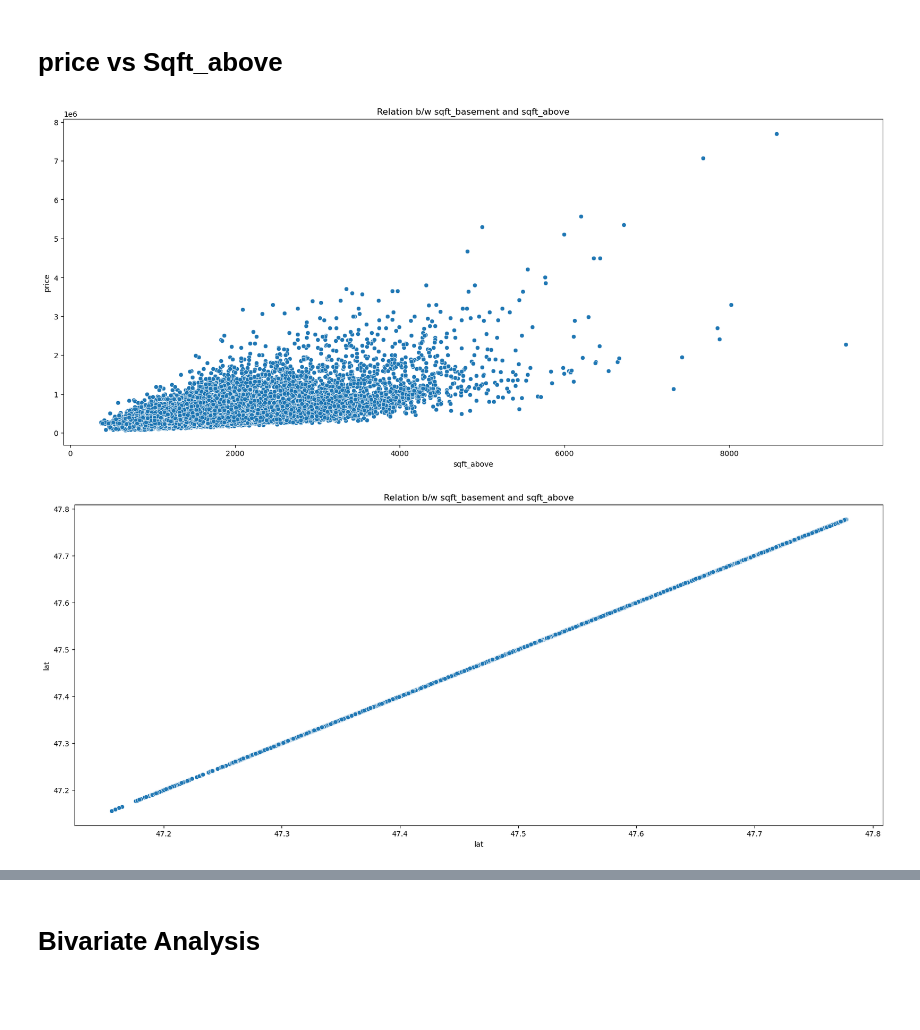
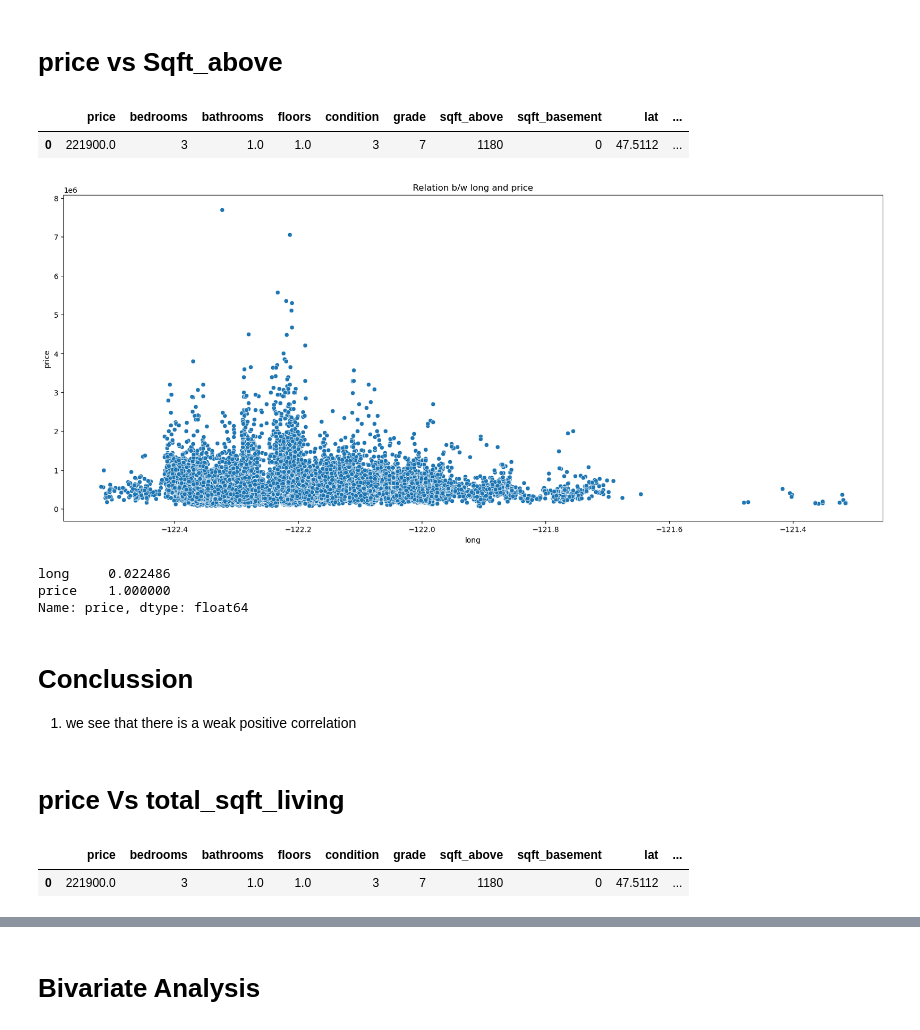
Before and after one commit to Sami606713/Intern, a Jupyter notebook: House_Price_Prediction/Notebook/HousePricePrediction.ipynb, the cells around one changed output, grey strips where cells are left out. Drawn from its saved outputs; the diff is of its cells as text; code cells hidden in the pictures; blank space fills up the shorter version.

```diff
--- a/House_Price_Prediction/Notebook/HousePricePrediction.ipynb
+++ b/House_Price_Prediction/Notebook/HousePricePrediction.ipynb
@@ -741,17 +765,36 @@ plt.show()
 **1-** we can see that there is a sort of linear relation b/w price and sqft_above
 # %% [markdown]
 # price vs Sqft_above
+# %%
+house.head(1)
+# %% [output]
+|  | price | bedrooms | bathrooms | floors | condition | grade | sqft_above | sqft_basement | lat | ... |
+| 0 | 221900.0 | 3 | 1.0 | 1.0 | 3 | 7 | 1180 | 0 | 47.5112 | ... |
 # %%
 fig,(ax1)=plt.subplots(1,1,figsize=(20,8))
-ax1.set_title('Relation b/w sqft_basement and sqft_above')
-sns.scatterplot(data=house,x='sqft_above',y='price',ax=ax1)
+ax1.set_title('Relation b/w long and price')
+sns.scatterplot(data=house,x='long',y='price',ax=ax1)
 plt.show()
 # %% [output]
-[figure, old version]
+[figure, new version]
+# %%
+house[['long','price']].corr()['price']
+# %% [output]
+long     0.022486
+price    1.000000
+Name: price, dtype: float64
+# %% [markdown]
+# Conclussion
+1. we see that there is a weak positive correlation
 # %%
-fig,(ax1)=plt.subplots(1,1,figsize=(20,8))
-ax1.set_title('Relation b/w sqft_basement and sqft_above')
-sns.scatterplot(data=house,x='lat',y='lat',ax=ax1)
-plt.show()
+# fig,(ax1)=plt.subplots(1,1,figsize=(20,8))
+# ax1.set_title('Relation b/w sqft_basement and sqft_above')
+# sns.scatterplot(data=house,x='lat',y='lat',ax=ax1)
+# plt.show()
-# %% [output]
-[figure, removed]
+# %% [markdown]
+# price Vs total_sqft_living
+# %%
+house.head(1)
+# %% [output]
+|  | price | bedrooms | bathrooms | floors | condition | grade | sqft_above | sqft_basement | lat | ... |
+| 0 | 221900.0 | 3 | 1.0 | 1.0 | 3 | 7 | 1180 | 0 | 47.5112 | ... |
```
Also changed, not shown: parts of 71 cells of this notebook, 1 other file.
